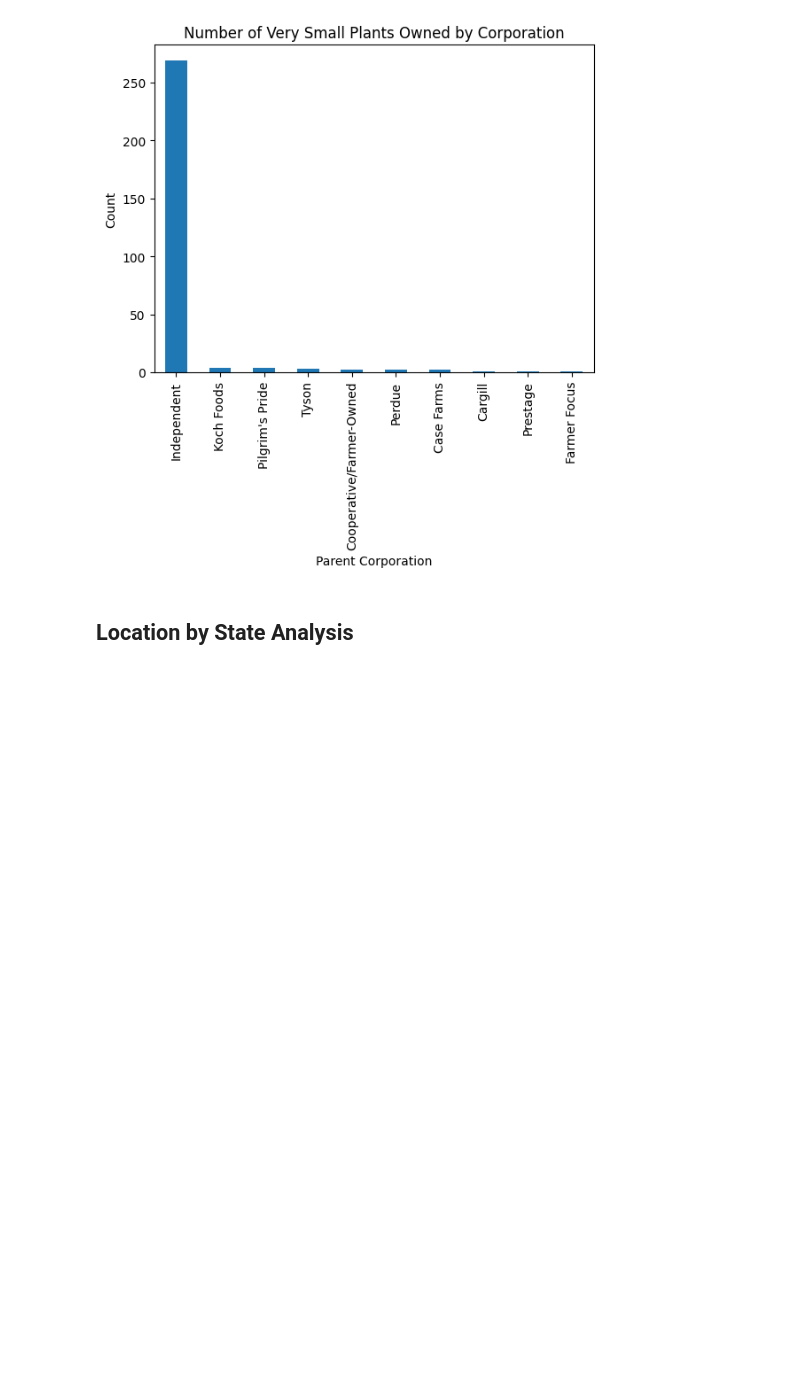
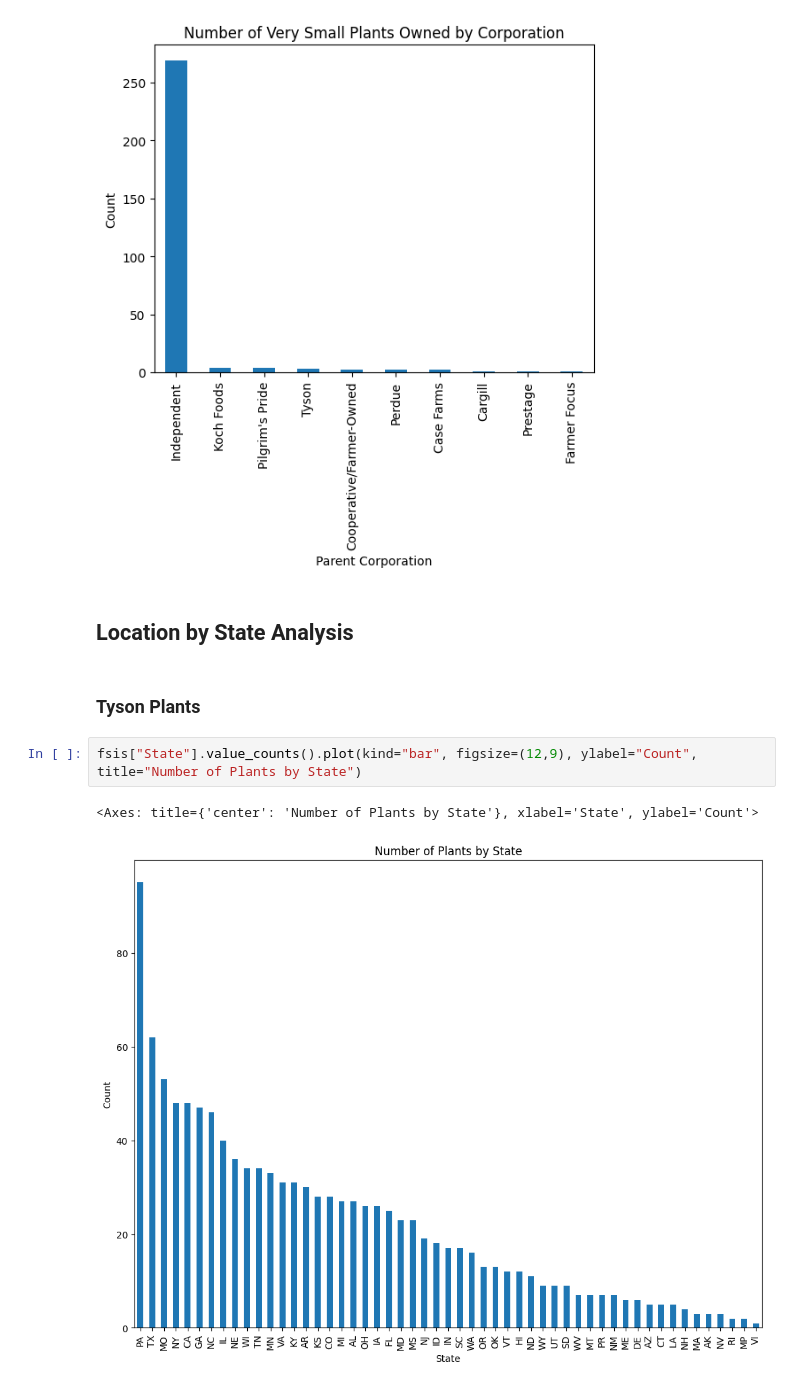
Before and after one commit to uchicago-dsi/rafi-poultry, a Jupyter notebook: notebooks/steve_FSIS_eda.ipynb, the cells around one changed output. Saved outputs shown, nothing was run; the diff lists cells and outputs as text; blank space fills up the shorter version.

Commit message:
Location by State analysis worked on

```diff
--- a/notebooks/steve_FSIS_eda.ipynb
+++ b/notebooks/steve_FSIS_eda.ipynb
@@ -166,3 +166,10 @@ len(df_process_small)
 [figure]
 # %% [markdown]
 ## Location by State Analysis
+# %% [markdown]
+### Tyson Plants
+# %%
+fsis["State"].value_counts().plot(kind="bar", figsize=(12,9), ylabel="Count", title="Number of Plants by State")
+# %% [output]
+<Axes: title={'center': 'Number of Plants by State'}, xlabel='State', ylabel='Count'>
+[figure, added]
```
Also changed, not shown: parts of 9 cells of this notebook.
